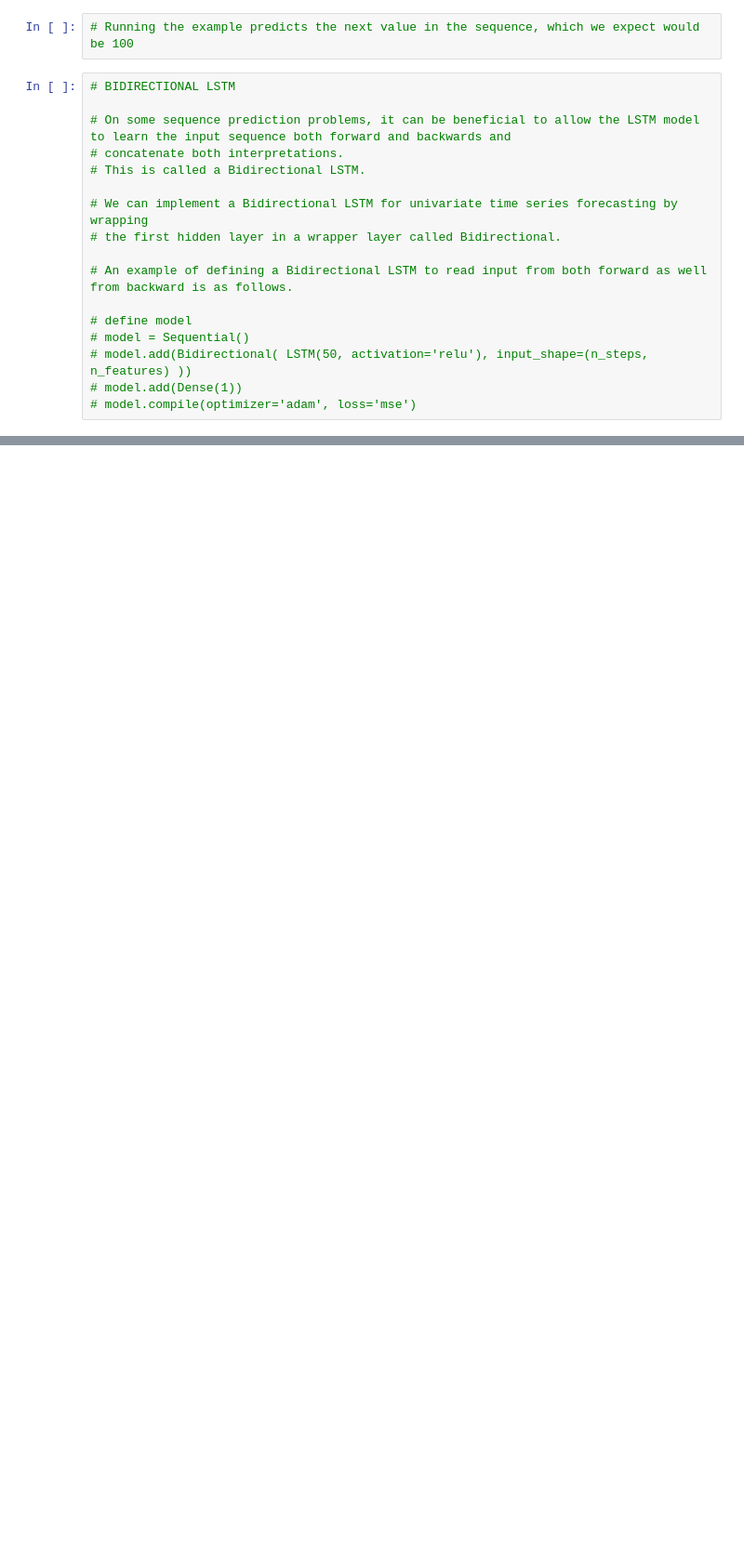
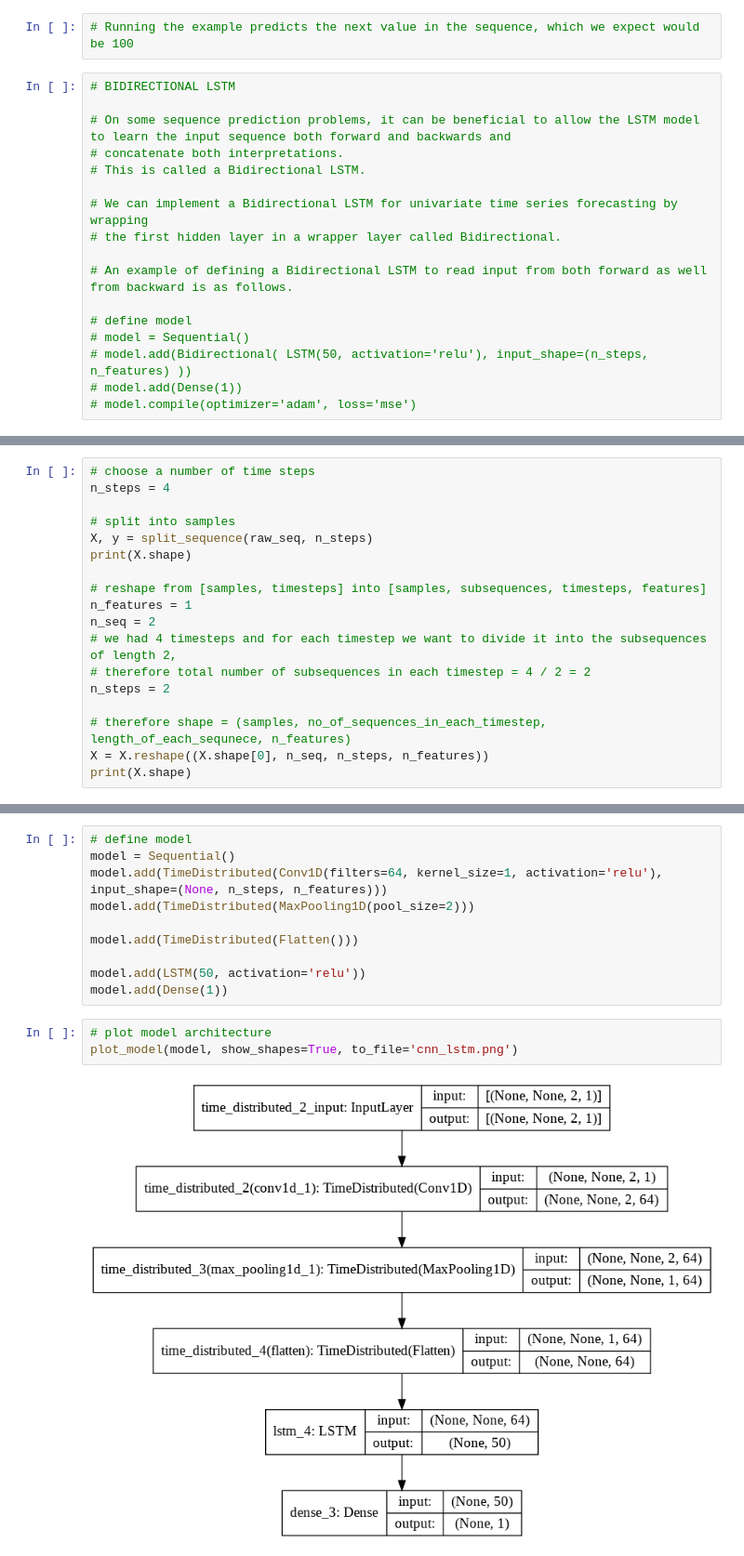
Before and after one commit to mahesh-keswani/ML-DL-FromBasicsToAdvance, a Jupyter notebook: LSTM_Examples.ipynb, the cells around one changed output, grey strips where cells are left out. Shown at 93% size. Drawn from its saved outputs; the diff is of its cells as text; blank space fills up the shorter version.

```diff
--- a/LSTM_Examples.ipynb
+++ b/LSTM_Examples.ipynb
@@ -195,0 +258,18 @@ print(yhat)
+# %%
+# choose a number of time steps
+n_steps = 4
+
+# split into samples
+X, y = split_sequence(raw_seq, n_steps)
+print(X.shape)
+
+# reshape from [samples, timesteps] into [samples, subsequences, timesteps, features]
+n_features = 1
+n_seq = 2
+# we had 4 timesteps and for each timestep we want to divide it into the subsequences of length 2,
+# therefore total number of subsequences in each timestep = 4 / 2 = 2
+n_steps = 2
+
+# therefore shape = (samples, no_of_sequences_in_each_timestep, length_of_each_sequnece, n_features)
+X = X.reshape((X.shape[0], n_seq, n_steps, n_features))
+print(X.shape)
@@ -195,0 +294,15 @@ print(yhat)
+# %%
+# define model
+model = Sequential()
+model.add(TimeDistributed(Conv1D(filters=64, kernel_size=1, activation='relu'), input_shape=(None, n_steps, n_features)))
+model.add(TimeDistributed(MaxPooling1D(pool_size=2)))
+
+model.add(TimeDistributed(Flatten()))
+
+model.add(LSTM(50, activation='relu'))
+model.add(Dense(1))
+# %%
+# plot model architecture
+plot_model(model, show_shapes=True, to_file='cnn_lstm.png')
+# %% [output]
+[figure, added]
```
Also changed, not shown: parts of 35 cells of this notebook.
